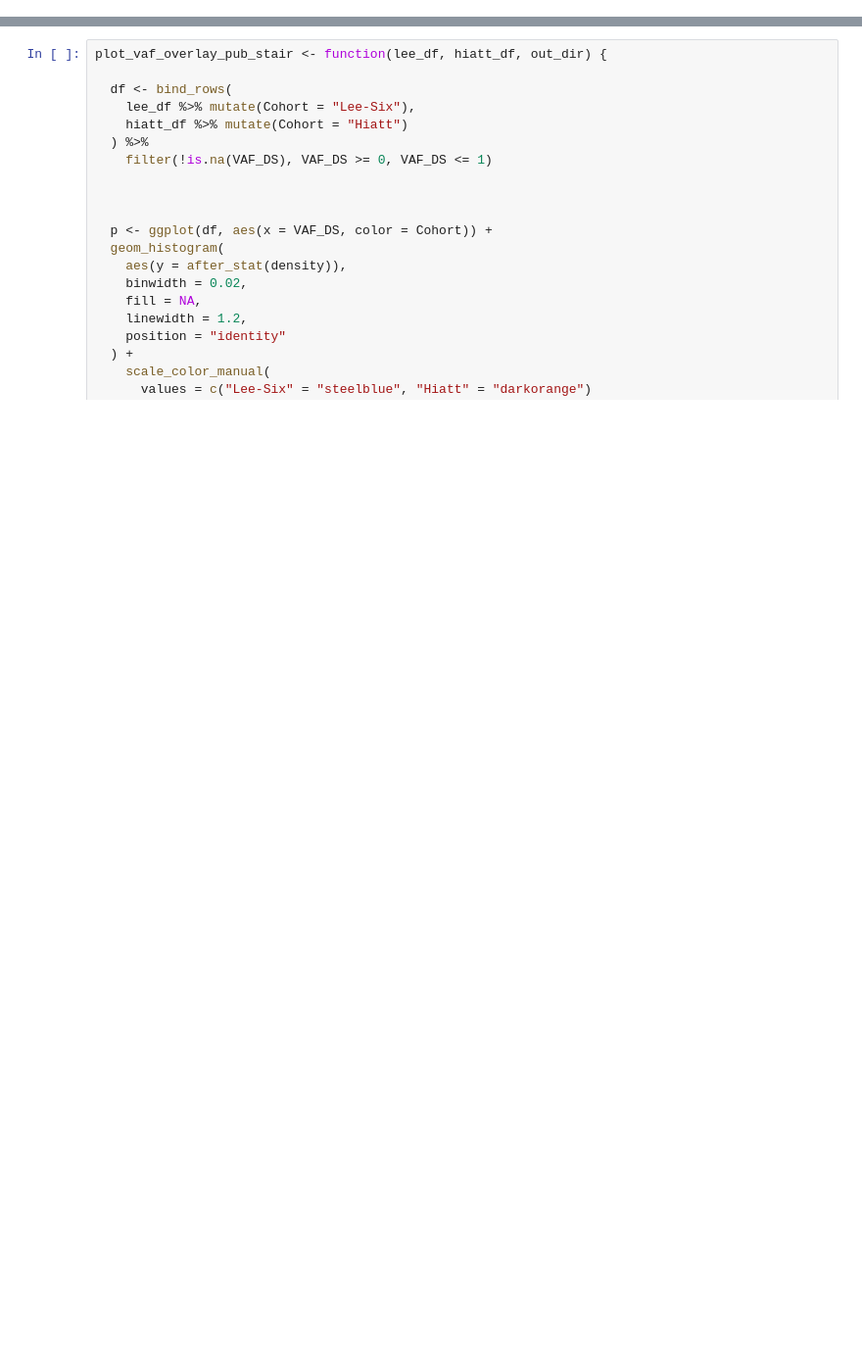
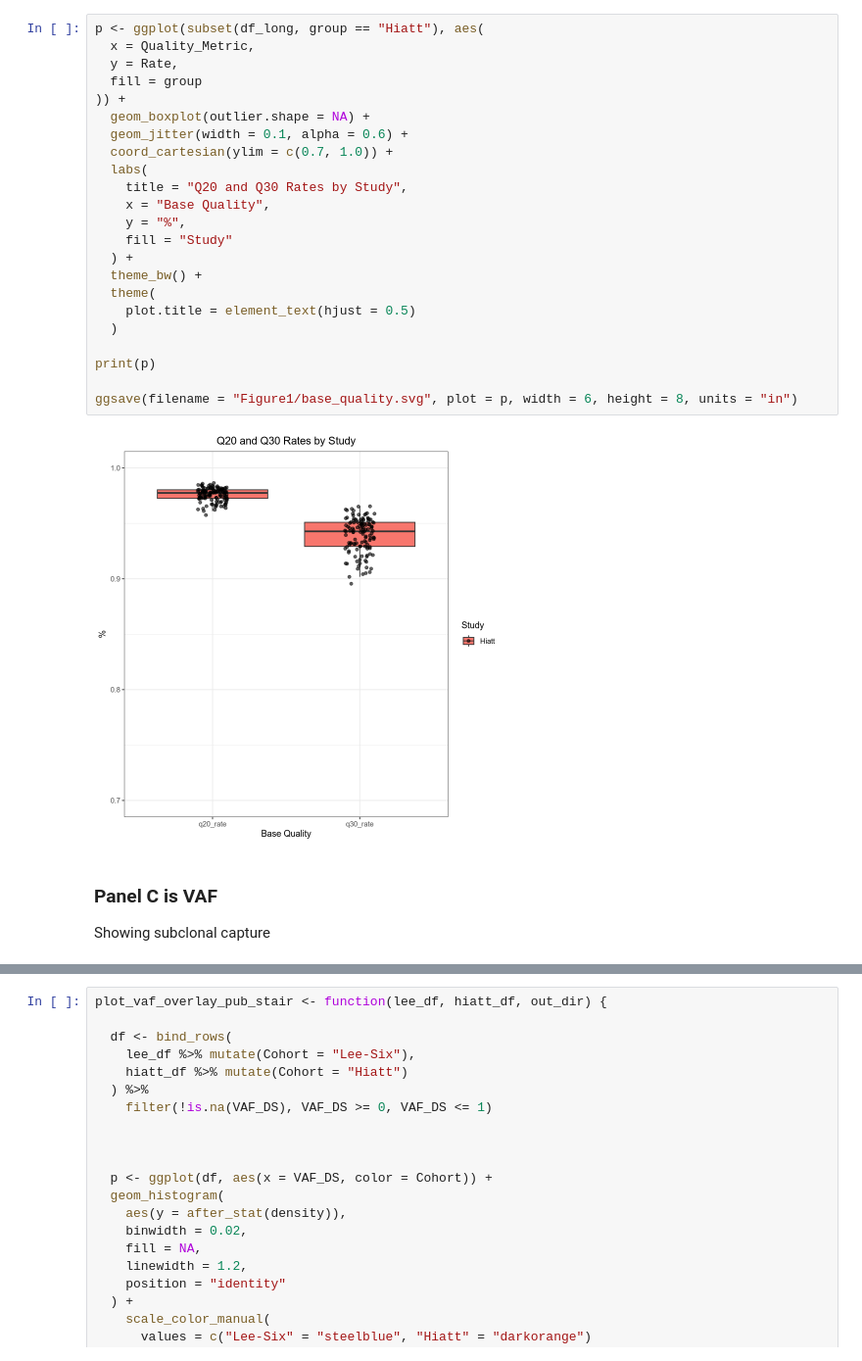
Before and after one commit to laurelhiatt/SEMIColon, a Jupyter notebook: scripts/figures/Figure1.ipynb, the cells around one changed output, grey strips where cells are left out. Shown at 98% size. Cells and saved outputs as stored; diff of their text form; blank space fills up the shorter version.

```diff
--- a/scripts/figures/Figure1.ipynb
+++ b/scripts/figures/Figure1.ipynb
@@ -1274,0 +215,28 @@ if (nrow(hiatt_df) > 0)
+# %%
+p <- ggplot(subset(df_long, group == "Hiatt"), aes(
+  x = Quality_Metric,
+  y = Rate,
+  fill = group
+)) +
+  geom_boxplot(outlier.shape = NA) +
+  geom_jitter(width = 0.1, alpha = 0.6) +
+  coord_cartesian(ylim = c(0.7, 1.0)) +
+  labs(
+    title = "Q20 and Q30 Rates by Study",
+    x = "Base Quality",
+    y = "%",
+    fill = "Study"
+  ) +
+  theme_bw() +
+  theme(
+    plot.title = element_text(hjust = 0.5)
+  )
+
+print(p)
+
+ggsave(filename = "Figure1/base_quality.svg", plot = p, width = 6, height = 8, units = "in")
+# %% [output]
+[figure, added]
+# %% [markdown]
+### Panel C is VAF
+Showing subclonal capture
```
Also changed, not shown: parts of 62 cells of this notebook, 21 other files.
